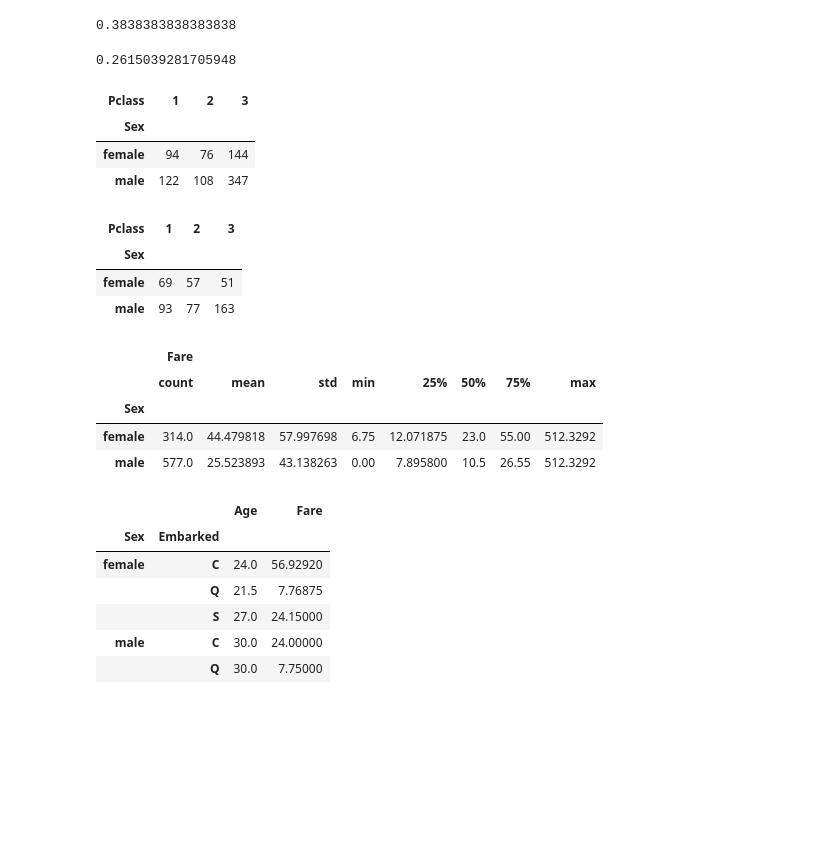
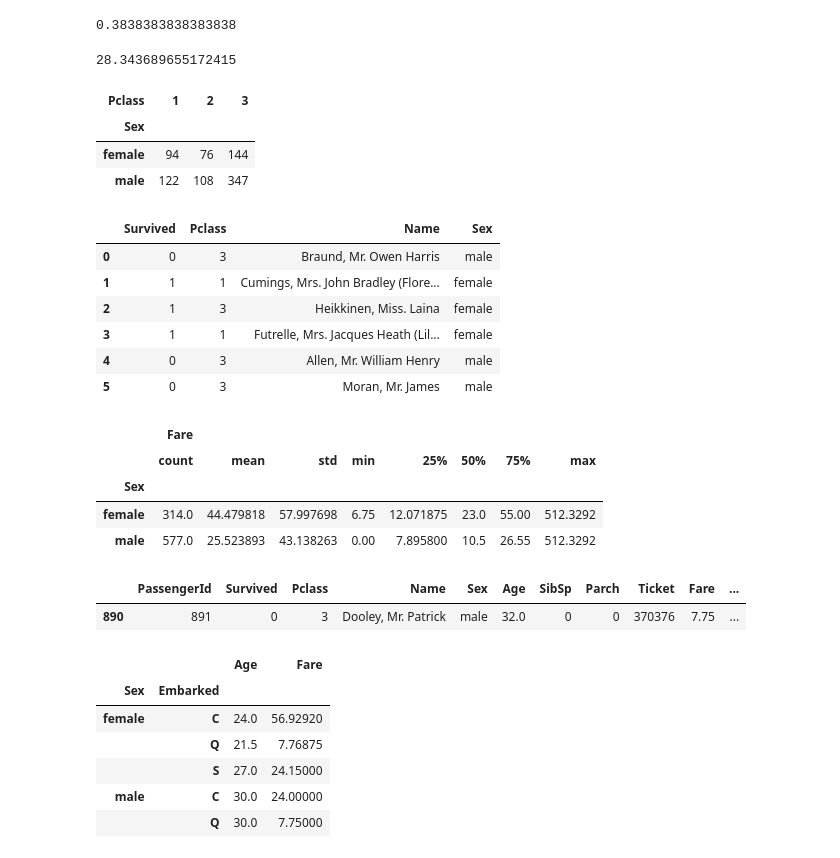
Before and after one commit to pyro-bot/AI_1, a Jupyter notebook: лабы_решения/1562_2/Отческий Д.А/Laba3.ipynb, the cells around one changed output. Cells and saved outputs as stored; diff of their text form; code cells hidden in the pictures; blank space fills up the shorter version.

```diff
--- a/лабы_решения/1562_2/Отческий Д.А/Laba3.ipynb
+++ b/лабы_решения/1562_2/Отческий Д.А/Laba3.ipynb
@@ -30,8 +30,8 @@ df.head()
 df['Survived'].mean()
 # %% [output]
 0.3838383838383838
-# %%
-df[df['Sex'] == 'female']['Survived'].sum()/df['Survived'].count()
-# %% [output]
-0.2615039281705948
+# %%
+df[df['Survived'] == 1]['Age'].mean()#средний возраст выжевших
+# %% [output]
+28.343689655172415
 # %%
@@ -42,11 +42,14 @@ pd.crosstab(df.Sex, df.Pclass, normalize=False)
 | Sex |  |  |  |
 | female | 94 | 76 | 144 |
 | male | 122 | 108 | 347 |
-# %%
-pd.crosstab(df[df['Age']>21].Sex, df[df['Age']>21].Pclass, normalize=False)
-# %% [output]
-| Pclass | 1 | 2 | 3 |
-| Sex |  |  |  |
-| female | 69 | 57 | 51 |
-| male | 93 | 77 | 163 |
+# %%
+df.loc[0:5, 'Survived':'Sex']# первые пять id, с первого столбца по "Sex" столбец
+# %% [output]
+|  | Survived | Pclass | Name | Sex |
+| 0 | 0 | 3 | Braund, Mr. Owen Harris | male |
+| 1 | 1 | 1 | Cumings, Mrs. John Bradley (Flore... | female |
+| 2 | 1 | 3 | Heikkinen, Miss. Laina | female |
+| 3 | 1 | 1 | Futrelle, Mrs. Jacques Heath (Lil... | female |
+| 4 | 0 | 3 | Allen, Mr. William Henry | male |
+| 5 | 0 | 3 | Moran, Mr. James | male |
 # %%
@@ -59,4 +62,9 @@ df.groupby("Sex")[numeric].describe()
 | Sex |  |  |  |  |  |  |  |  |
 | female | 314.0 | 44.479818 | 57.997698 | 6.75 | 12.071875 | 23.0 | 55.00 | 512.3292 |
 | male | 577.0 | 25.523893 | 43.138263 | 0.00 | 7.895800 | 10.5 | 26.55 | 512.3292 |
+# %%
+df[-1:]#последний id
+# %% [output]
+|  | PassengerId | Survived | Pclass | Name | Sex | Age | SibSp | Parch | Ticket | Fare | ... |
+| 890 | 891 | 0 | 3 | Dooley, Mr. Patrick | male | 32.0 | 0 | 0 | 370376 | 7.75 | ... |
 # %%
```
Also changed, not shown: parts of 21 cells of this notebook.
